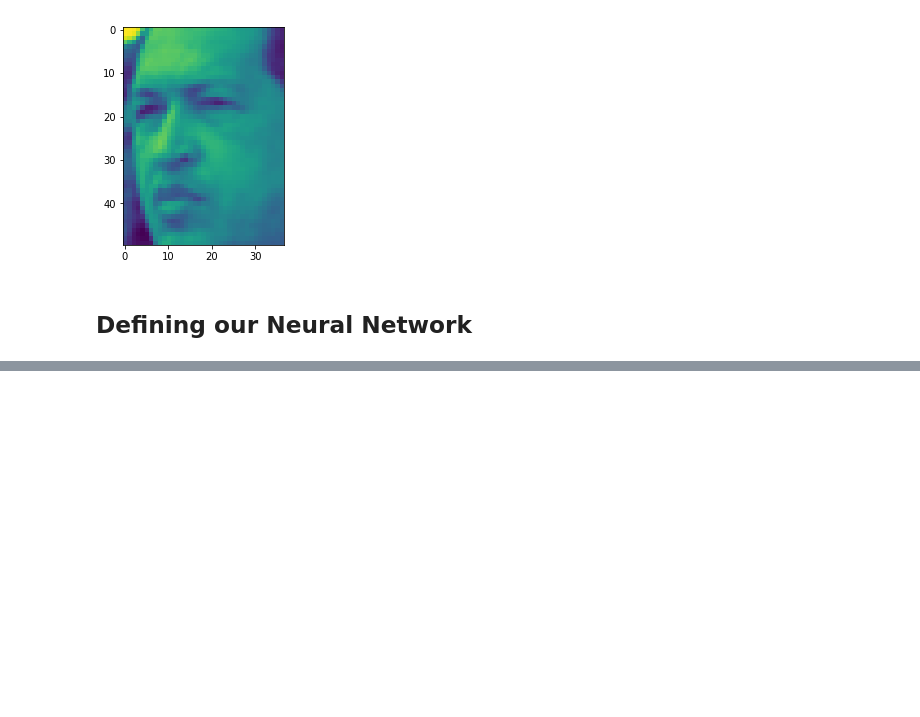
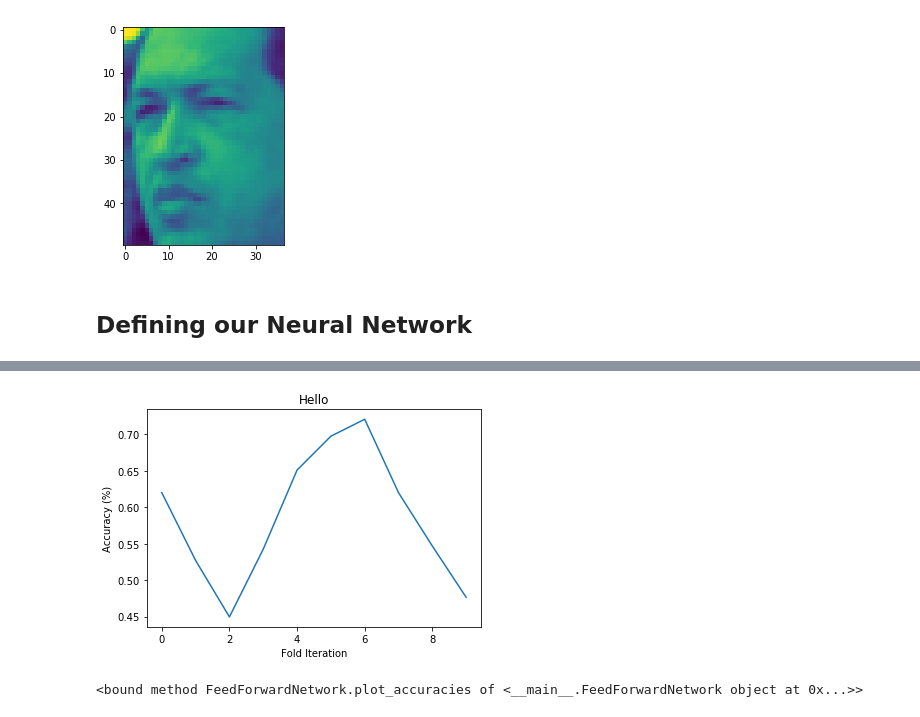
Before and after one commit to RPHLuo/NeuralNetworksAssignments, a Jupyter notebook: a3/question4/q4.ipynb, the cells around one changed output, grey strips where cells are left out. Saved outputs shown, nothing was run; the diff lists cells and outputs as text; code cells hidden in the pictures; blank space fills up the shorter version.

```diff
--- a/a3/question4/q4.ipynb
+++ b/a3/question4/q4.ipynb
@@ -6,6 +6,11 @@ from sklearn.decomposition import PCA # Allows us to use PCA
 import numpy as np
 import matplotlib.pyplot as plt
 import scipy.misc
+from sklearn.model_selection import train_test_split
+import tensorflow as tf
+import math
+from sklearn.model_selection import KFold
+EPOCHS = 100
 # %% [markdown]
 ## Taking care of inputing the data
 # %%
@@ -42,7 +47,7 @@ def input_data(raw_data=True):
 
     else:
         # Compute principle components of input data
-        X = PCA(n_components=70, svd_solver='randomized', whiten=True).fit_transform(X)
+        X = PCA(n_components=150, svd_solver='randomized', whiten=True).fit_transform(X)
 
 
     return X, labels
@@ -117,0 +149,5 @@ class FeedForwardNetwork(object):
+# %%
+data, labels = input_data(raw_data=True)
+data_pca, labels_pca = input_data(raw_data=False)
+print(data_pca.shape)
+print(data.shape)
@@ -117,0 +167,16 @@ class FeedForwardNetwork(object):
+# %%
+n1 = FeedForwardNetwork(200, 50, len(labels[0]), input_size=data[0].size, learning_rate=0.05)
+n1_pca = FeedForwardNetwork(200, 50, len(labels_pca[0]), input_size=data_pca[0].size, learning_rate=0.05)
+
+n2 = FeedForwardNetwork(160, 60, len(labels[0]), input_size=data[0].size, learning_rate=0.05)
+n2_pca = FeedForwardNetwork(160, 60, len(labels_pca[0]), input_size=data_pca[0].size, learning_rate=0.05)
+# %%
+n1.cross_validate(data, labels)
+n1.plot_accuracies("Hello")
+# %% [output]
+[figure, added]
+# %%
+n1_pca.cross_validate(data_pca, labels_pca)
+n1_pca.plot_accuracies
+# %% [output]
+<bound method FeedForwardNetwork.plot_accuracies of <__main__.FeedForwardNetwork object at 0x...>>
```
Also changed, not shown: parts of 4 cells of this notebook, 2 other files.
